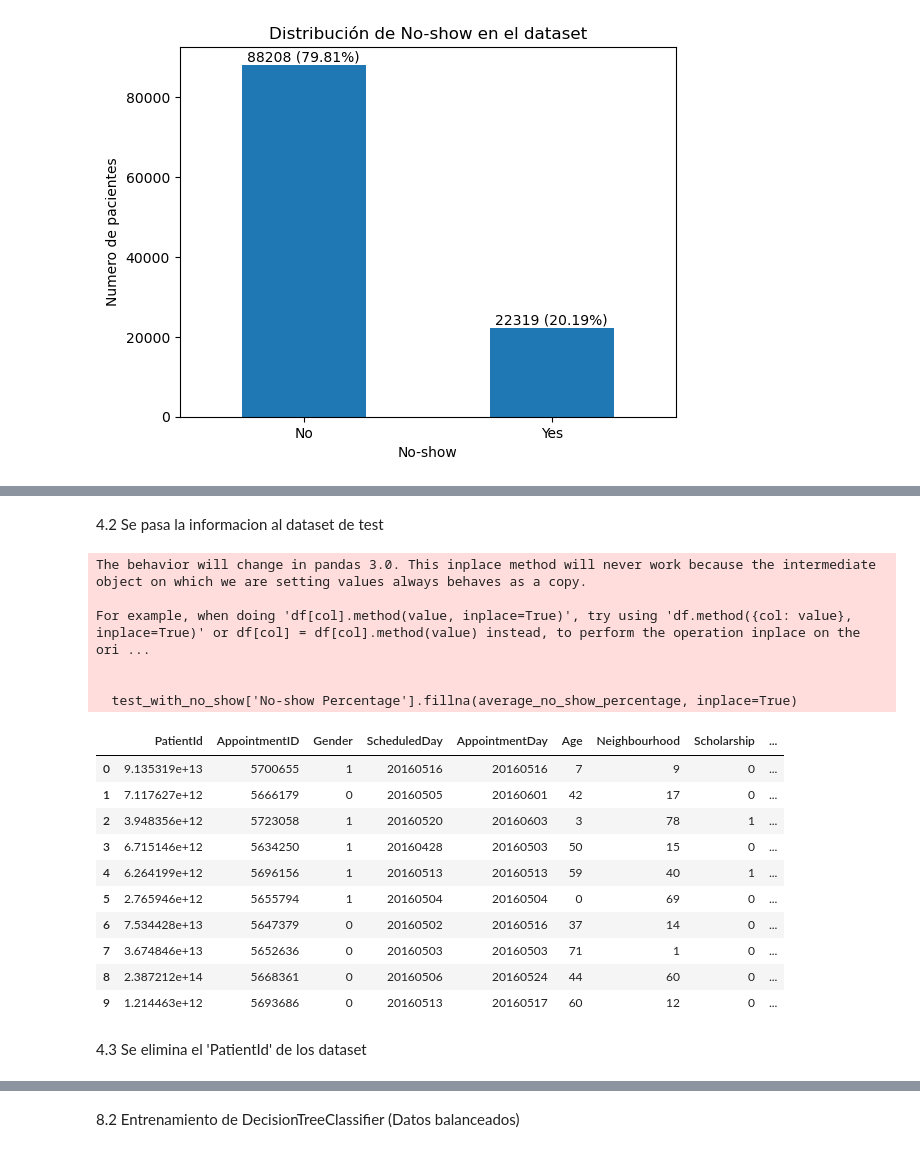
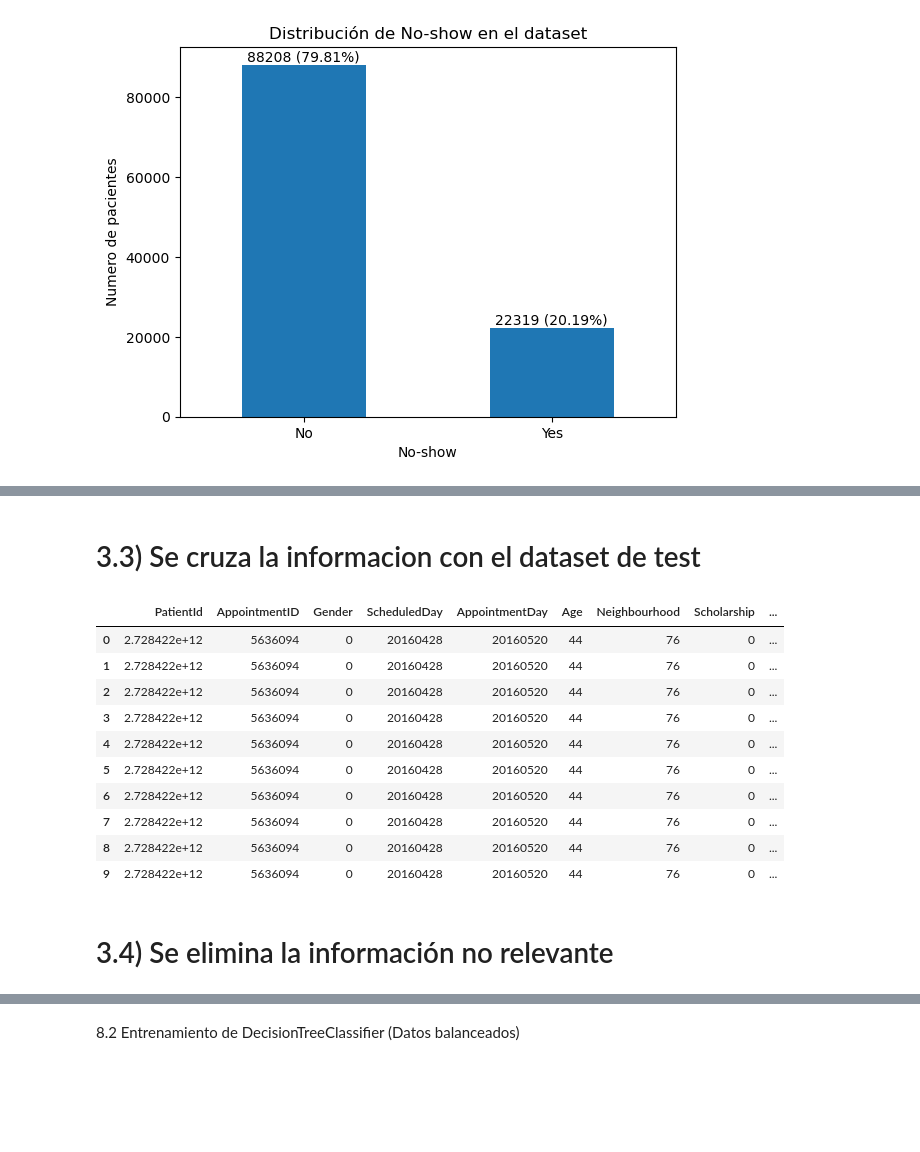
Before and after one commit to SValduezaL/TFM-Master-IA-INESDI, a Jupyter notebook: BBDD Kaagle/predicción_ inasistencia_v2.ipynb, the cells around one changed output, grey strips where cells are left out. Saved outputs shown, nothing was run; the diff lists cells and outputs as text; code cells hidden in the pictures; blank space fills up the shorter version.

```diff
--- a/BBDD Kaagle/predicción_ inasistencia_v2.ipynb
+++ b/BBDD Kaagle/predicción_ inasistencia_v2.ipynb
@@ -202,9 +189,6 @@ X_train, X_test, y_train, y_test = train_test_split(X, y, test_size=0.2, stratif
 # %%
-# Se une x_train y y_train para poder realizar el analisis
-train_df = pd.concat([X_train, y_train], axis=1)
-
 # Calcular la suma acumulativa de inasistencias ('No-show' == 1) por PatientId
-train_df['Cumulative No-shows'] = train_df.groupby('PatientId')['No-show'].cumsum()
+train_df['Cumulative No-shows'] = train_df.groupby('PatientId')['No-show'].transform('cumsum')
 
 # Calcular el número acumulativo de citas por PatientId
 train_df['Cumulative Appointments'] = train_df.groupby('PatientId').cumcount() + 1
@@ -212,21 +196,9 @@ train_df['Cumulative Appointments'] = train_df.groupby('PatientId').cumcount() +
 # Calcular la probabilidad acumulativa de inasistencia por cita
 train_df['Cumulative No-show Probability'] = train_df['Cumulative No-shows'] / train_df['Cumulative Appointments']
 
-# Asignar un valor de 0 a la primera cita de cada paciente
-train_df['Cumulative No-show Probability'] = train_df.groupby('PatientId')['Cumulative No-show Probability'].apply(lambda x: x.shift().fillna(0))
+# Asignar un valor de 0 a la primera cita de cada paciente utilizando transform para mantener el índice
+train_df['Cumulative No-show Probability'] = train_df.groupby('PatientId')['Cumulative No-show Probability'].transform(lambda x: x.shift().fillna(0))
 
-# Extraer el porcentaje acumulativo de inasistencia final por PatientId para agregarlo al DataFrame resumen
-cumulative_no_show_percentage_final = train_df.groupby('PatientId')['Cumulative No-show Probability'].last()
-
-# Convertir la serie a un DataFrame para un manejo más fácil
-cumulative_no_show_percentage_df = cumulative_no_show_percentage_final.reset_index(name='Final Cumulative No-show Probability')
-
-# Calcular el total de citas por PatientId para agregarlo al DataFrame resumen
-total_appointments_by_patient = train_df.groupby('PatientId').size()
-
-# Agregar el total de citas al DataFrame resumen
-cumulative_no_show_percentage_df['Total Appointments'] = total_appointments_by_patient.values
-
-# Visualizar los cambios
-cumulative_no_show_percentage_df.head(10)
+# Se observan los cambios
+train_df.head(10)
 # %% [output]
@@ -234,35 +216,32 @@ TypeError: incompatible index of inserted column with frame index
+# %%
+# Se divide en conjuntos de entrenamiento y prueba
+X_train = train_df.drop(columns=['No-show'])
+y_train = train_df['No-show']
+X_test = test_df.drop(columns=['No-show'])
+y_test = test_df['No-show']
 # %% [markdown]
-4.2 Se pasa la informacion al dataset de test
+# 3.3) Se cruza la informacion con el dataset de test
 # %%
-# Unir el DataFrame de test con los porcentajes de 'No-show' basados en 'PatientId'
-X_test = X_test.merge(cumulative_no_show_percentage_df, on='PatientId', how='left')
+# Unir el DataFrame de test con los porcentajes de 'No-show' basados en 'PatientId', y las columnas 'Cumulative No-show Probability', 'Cumulative Appointments' y Cumulative No-shows
+X_test = X_test.merge(train_df[['PatientId', 'Cumulative No-show Probability', 'Cumulative Appointments', 'Cumulative No-shows']].drop_duplicates(), on='PatientId', how='left')
 
-# Calcular el promedio de los porcentajes de 'No-show' del conjunto de entrenamiento
-cumulative_no_show_percentage = cumulative_no_show_percentage_df['No-show Percentage'].mean()
+# En el caso de los pacientes que no tienen citas previas, se asigna la probabilidad de inasistencia promedio
+X_test['Cumulative No-show Probability'].fillna(y_train.mean(), inplace=True)
 
-# Se rellenan los valores nulos con el promedio
-X_test['No-show Percentage'].fillna(cumulative_no_show_percentage, inplace=True)
-
-# Se visualizan los cambios
+# Se observan los cambios
 X_test.head(10)
 # %% [output]
-The behavior will change in pandas 3.0. This inplace method will never work because the intermediate object on which we are setting values always behaves as a copy.
-
-For example, when doing 'df[col].method(value, inplace=True)', try using 'df.method({col: value}, inplace=True)' or df[col] = df[col].method(value) instead, to perform the operation inplace on the ori ...
-
-
-  test_with_no_show['No-show Percentage'].fillna(average_no_show_percentage, inplace=True)
 |  | PatientId | AppointmentID | Gender | ScheduledDay | AppointmentDay | Age | Neighbourhood | Scholarship | ... |
-| 0 | 9.135319e+13 | 5700655 | 1 | 20160516 | 20160516 | 7 | 9 | 0 | ... |
-| 1 | 7.117627e+12 | 5666179 | 0 | 20160505 | 20160601 | 42 | 17 | 0 | ... |
-| 2 | 3.948356e+12 | 5723058 | 1 | 20160520 | 20160603 | 3 | 78 | 1 | ... |
-| 3 | 6.715146e+12 | 5634250 | 1 | 20160428 | 20160503 | 50 | 15 | 0 | ... |
-| 4 | 6.264199e+12 | 5696156 | 1 | 20160513 | 20160513 | 59 | 40 | 1 | ... |
-| 5 | 2.765946e+12 | 5655794 | 1 | 20160504 | 20160504 | 0 | 69 | 0 | ... |
-| 6 | 7.534428e+13 | 5647379 | 0 | 20160502 | 20160516 | 37 | 14 | 0 | ... |
-| 7 | 3.674846e+13 | 5652636 | 0 | 20160503 | 20160503 | 71 | 1 | 0 | ... |
-| 8 | 2.387212e+14 | 5668361 | 0 | 20160506 | 20160524 | 44 | 60 | 0 | ... |
-| 9 | 1.214463e+12 | 5693686 | 0 | 20160513 | 20160517 | 60 | 12 | 0 | ... |
+| 0 | 2.728422e+12 | 5636094 | 0 | 20160428 | 20160520 | 44 | 76 | 0 | ... |
+| 1 | 2.728422e+12 | 5636094 | 0 | 20160428 | 20160520 | 44 | 76 | 0 | ... |
+| 2 | 2.728422e+12 | 5636094 | 0 | 20160428 | 20160520 | 44 | 76 | 0 | ... |
+| 3 | 2.728422e+12 | 5636094 | 0 | 20160428 | 20160520 | 44 | 76 | 0 | ... |
+| 4 | 2.728422e+12 | 5636094 | 0 | 20160428 | 20160520 | 44 | 76 | 0 | ... |
+| 5 | 2.728422e+12 | 5636094 | 0 | 20160428 | 20160520 | 44 | 76 | 0 | ... |
+| 6 | 2.728422e+12 | 5636094 | 0 | 20160428 | 20160520 | 44 | 76 | 0 | ... |
+| 7 | 2.728422e+12 | 5636094 | 0 | 20160428 | 20160520 | 44 | 76 | 0 | ... |
+| 8 | 2.728422e+12 | 5636094 | 0 | 20160428 | 20160520 | 44 | 76 | 0 | ... |
+| 9 | 2.728422e+12 | 5636094 | 0 | 20160428 | 20160520 | 44 | 76 | 0 | ... |
-# %% [markdown]
-4.3 Se elimina el 'PatientId' de los dataset
+# %% [markdown]
+# 3.4) Se elimina la información no relevante
 # %%
```
Also changed, not shown: parts of 40 cells of this notebook.
